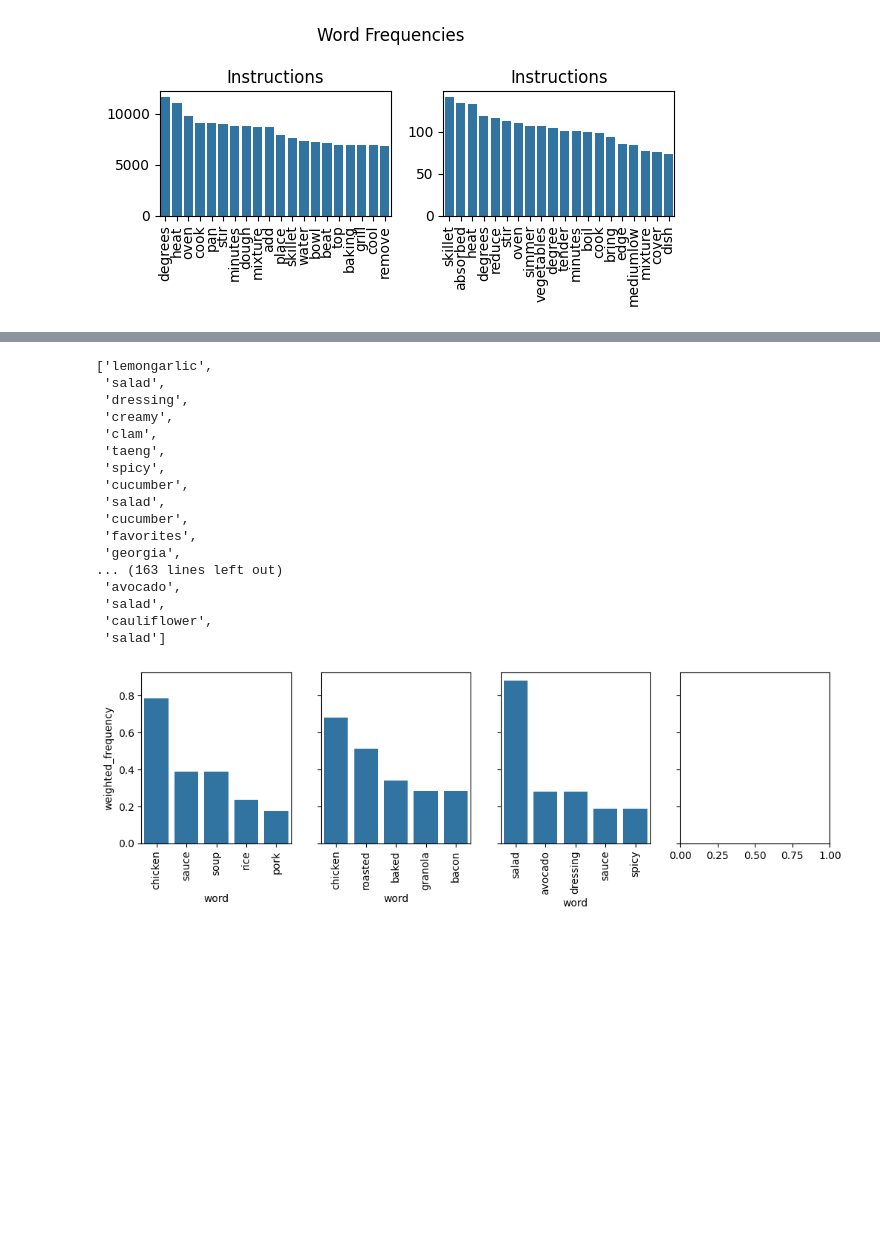
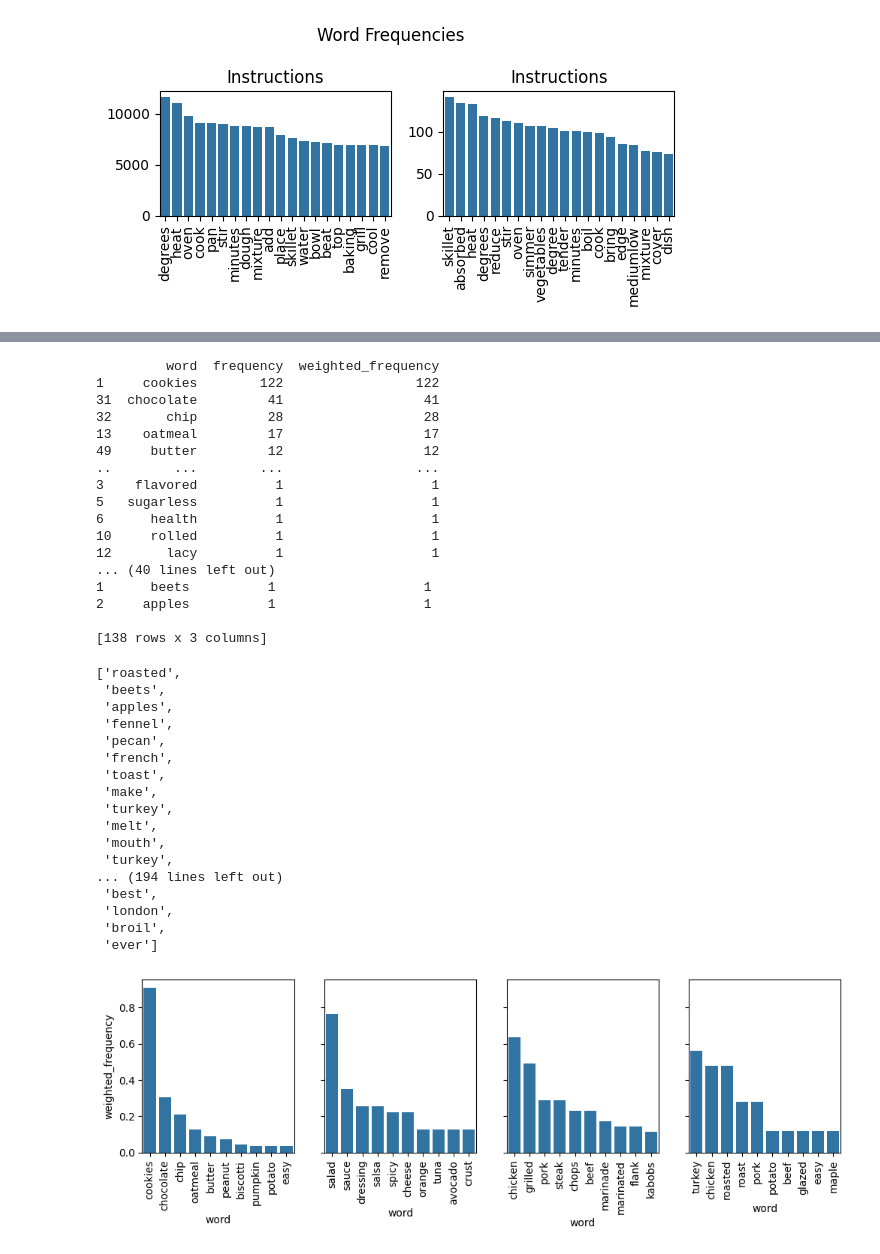
Before and after one commit to nmreimer/networksci2024recipe, a Jupyter notebook: networkanalysis2.ipynb, the cells around one changed output, grey strips where cells are left out. Drawn from its saved outputs; the diff is of its cells as text; code cells hidden in the pictures; blank space fills up the shorter version.

```diff
--- a/networkanalysis2.ipynb
+++ b/networkanalysis2.ipynb
@@ -230,8 +255,8 @@ fig.tight_layout()
 # %% [output]
 [figure]
 # %%
-inst_communities = nx.community.louvain_communities(graph_recipe_instruction_ranked_tfidf, resolution=1,seed=2024)
-ingr_communities = nx.community.louvain_communities(graph_recipe_ingredient_ranked_tfidf, resolution=1,seed=2024)
+inst_communities = nx.community.louvain_communities(graph_recipe_instruction_ranked_tfidf, resolution=2,seed=2024)
+ingr_communities = nx.community.louvain_communities(graph_recipe_ingredient_ranked_tfidf, resolution=2,seed=2024)
 # for level in inst_communities:
 #     print(sorted([len(com) for com in level])[::-1])
 # %%
@@ -510,50 +593,70 @@ inst_communities_df.sort_values(by='average', ascending=False)
 # %%
 
 fig, ax = plt.subplots(1,4, figsize= (12,3), sharey=True)
 
 def title_dist_for_nodes(nodes, axes):
     dats = datacleaning.data_for_nodes(nodes)
     dats['title_words'] = dats['title'].replace(r'[^a-zA-Z\s]', '', regex=True)
     dats['title_words'] = dats['title_words'].str.lower()
     dats['title_words'] = dats['title_words'].str.split()
     dats['title_words'] = dats['title_words'].apply(lambda x: [word for word in x if len(word) > 3])
     dats['title_words'] = dats['title_words'].apply(lambda x: [word for word in x if word not in stop_words])
 
     title_words = list(itertools.chain.from_iterable(dats["title_words"]))
     title_freqs = pd.DataFrame(list(FreqDist(title_words).items()), columns = ["word","frequency"])
 
     title_freqs['weighted_frequency'] = title_freqs['frequency']
-    title_freqs = title_freqs.sort_values(by = 'weighted_frequency', ascending= False).head(5)
 
+    title_freqs = title_freqs.sort_values(by = 'weighted_frequency', ascending= False)
+    print(title_freqs)
+    title_freqs = title_freqs.head(10)
     sns.barplot(x=title_freqs['word'], y=title_freqs['weighted_frequency']/np.linalg.norm(title_freqs['weighted_frequency']), ax= axes, errorbar=('ci', 0))
     axes.tick_params('x', labelrotation=90)
     return title_words
 
 
 title_dist_for_nodes(inst_communities_df.loc[1]['nodes'], ax[0])
-title_dist_for_nodes(inst_communities_df.loc[18]['nodes'], ax[1])
-title_dist_for_nodes(inst_communities_df.loc[33]['nodes'], ax[2])
+title_dist_for_nodes(inst_communities_df.loc[7]['nodes'], ax[1])
+title_dist_for_nodes(inst_communities_df.loc[18]['nodes'], ax[2])
+title_dist_for_nodes(inst_communities_df.loc[33]['nodes'], ax[3])
 
 # inst_communities_df.loc[list(com_betweenness.index)[1]]['nodes']
 # %% [output]
-['lemongarlic',
- 'salad',
- 'dressing',
- 'creamy',
- 'clam',
- 'taeng',
- 'spicy',
- 'cucumber',
- 'salad',
- 'cucumber',
- 'favorites',
- 'georgia',
-... (163 lines left out)
- 'avocado',
- 'salad',
- 'cauliflower',
- 'salad']
+         word  frequency  weighted_frequency
+1     cookies        122                 122
+31  chocolate         41                  41
+32       chip         28                  28
+13    oatmeal         17                  17
+49     butter         12                  12
+..        ...        ...                 ...
+3    flavored          1                   1
+5   sugarless          1                   1
+6      health          1                   1
+10     rolled          1                   1
+12       lacy          1                   1
+... (40 lines left out)
+1      beets          1                   1
+2     apples          1                   1
+
+[138 rows x 3 columns]
+['roasted',
+ 'beets',
+ 'apples',
+ 'fennel',
+ 'pecan',
+ 'french',
+ 'toast',
+ 'make',
+ 'turkey',
+ 'melt',
+ 'mouth',
+ 'turkey',
+... (194 lines left out)
+ 'best',
+ 'london',
+ 'broil',
+ 'ever']
-[figure, old version]
+[figure, new version]
 # %%
 datacleaning.data_for_nodes(inst_communities_df.loc[33]['nodes'])
 # %% [output]
```
Also changed, not shown: parts of 27 cells of this notebook, 4 other files.
